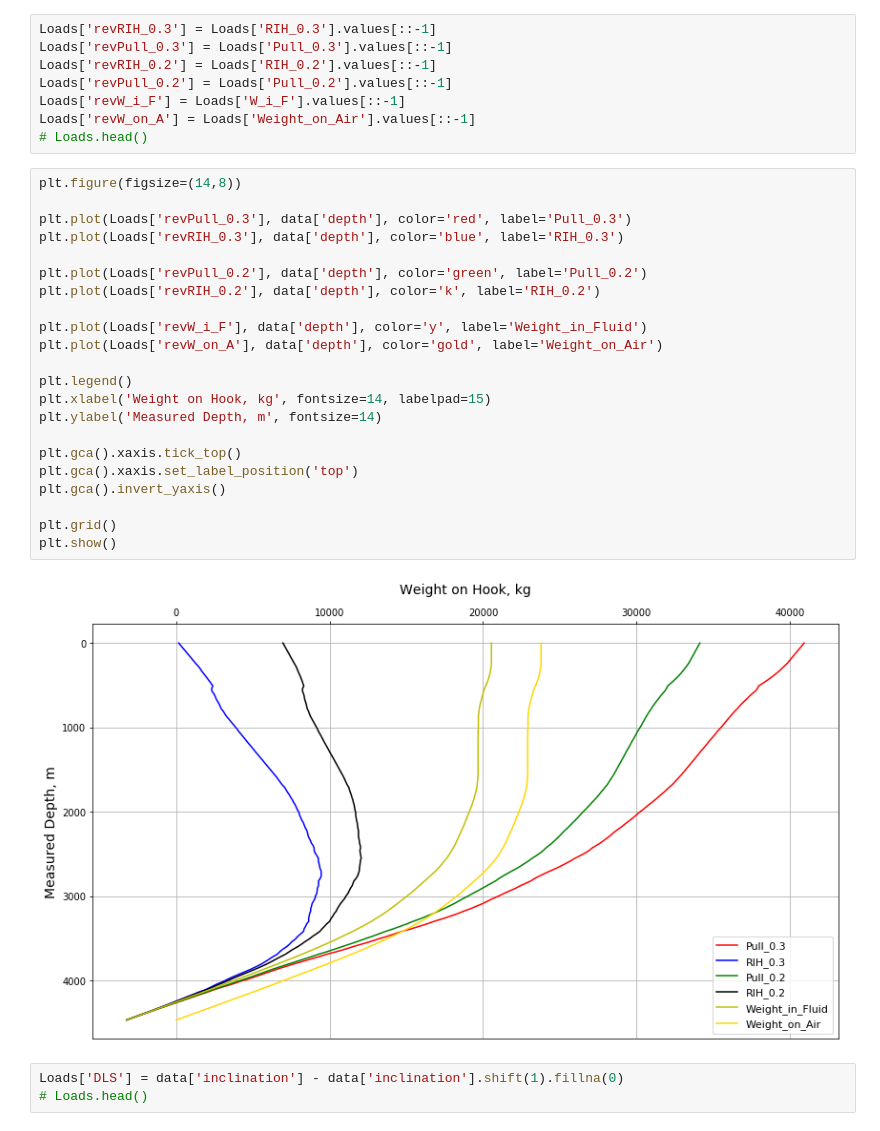
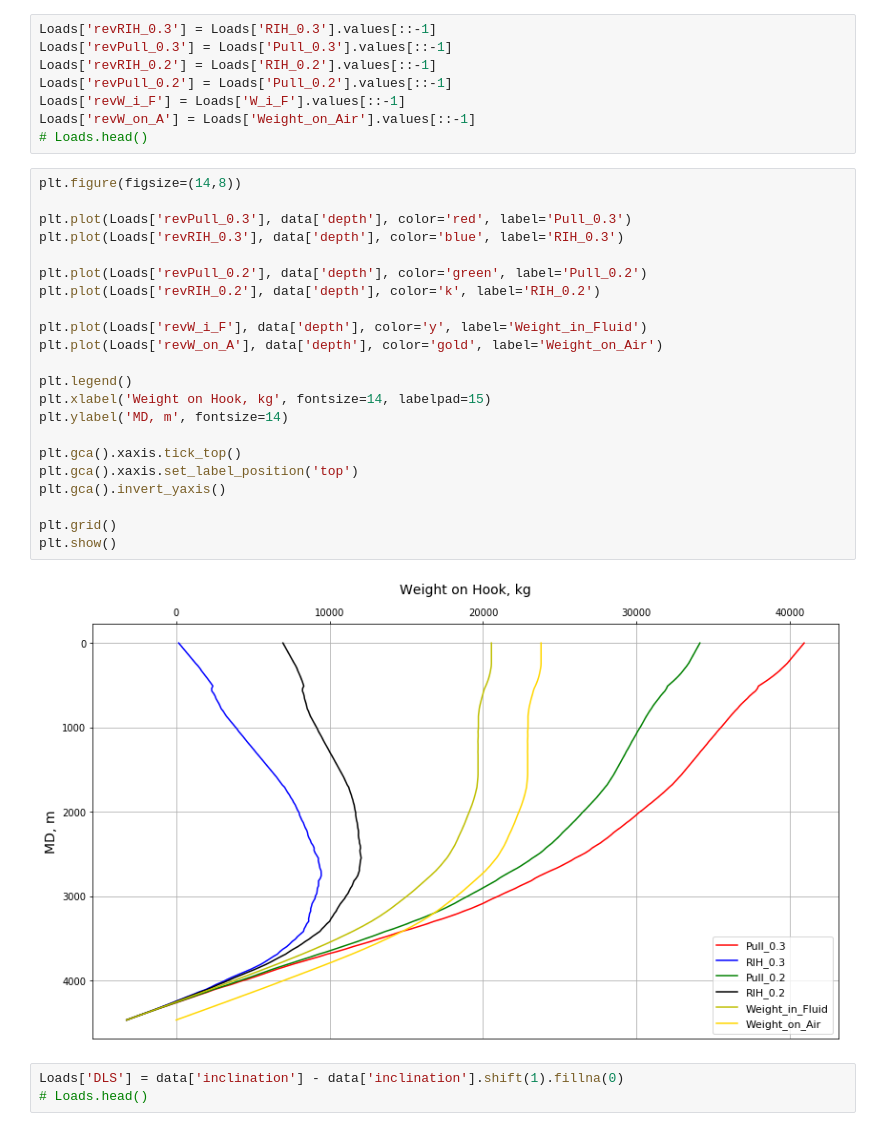
Before and after one commit to Dmitry1973/Repository_local, a Jupyter notebook: DD_survey_3d_plot.ipynb, the cells around one changed output. Cells and saved outputs as stored; diff of their text form.

```diff
--- a/DD_survey_3d_plot.ipynb
+++ b/DD_survey_3d_plot.ipynb
@@ -184,27 +184,27 @@ Loads['revW_on_A'] = Loads['Weight_on_Air'].values[::-1]
 # %%
 plt.figure(figsize=(14,8))
 
 plt.plot(Loads['revPull_0.3'], data['depth'], color='red', label='Pull_0.3')
 plt.plot(Loads['revRIH_0.3'], data['depth'], color='blue', label='RIH_0.3')
 
 plt.plot(Loads['revPull_0.2'], data['depth'], color='green', label='Pull_0.2')
 plt.plot(Loads['revRIH_0.2'], data['depth'], color='k', label='RIH_0.2')
 
 plt.plot(Loads['revW_i_F'], data['depth'], color='y', label='Weight_in_Fluid')
 plt.plot(Loads['revW_on_A'], data['depth'], color='gold', label='Weight_on_Air')
 
 plt.legend()
 plt.xlabel('Weight on Hook, kg', fontsize=14, labelpad=15)
-plt.ylabel('Measured Depth, m', fontsize=14)
+plt.ylabel('MD, m', fontsize=14)
 
 plt.gca().xaxis.tick_top()
 plt.gca().xaxis.set_label_position('top')
 plt.gca().invert_yaxis()
 
 plt.grid()
 plt.show()
 # %% [output]
-[figure, old version]
+[figure, new version]
 # %%
 Loads['DLS'] = data['inclination'] - data['inclination'].shift(1).fillna(0)
 # Loads.head()
```
Also changed, not shown: parts of 4 cells of this notebook.
